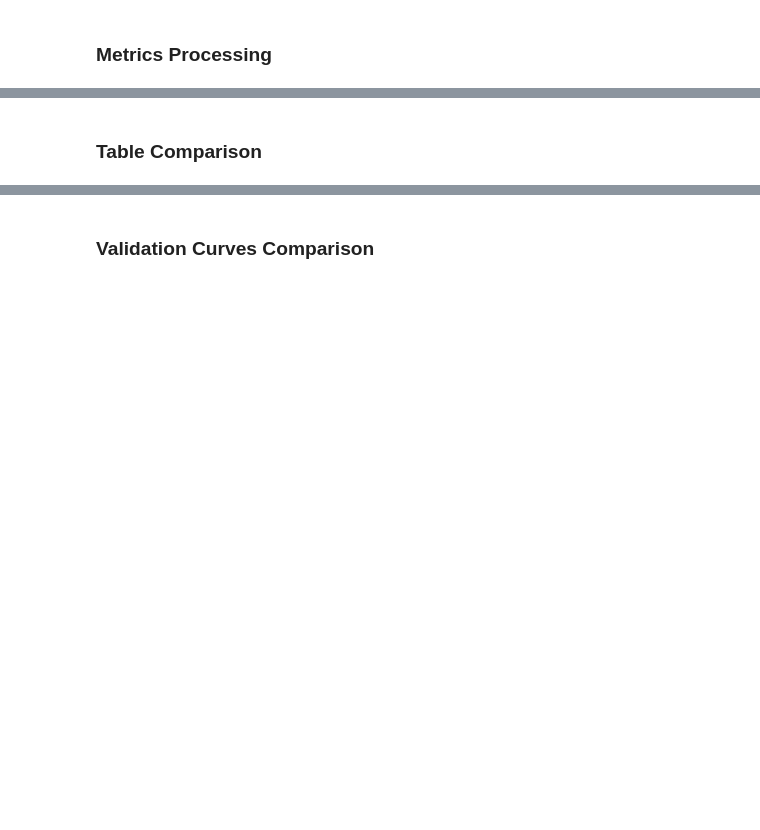
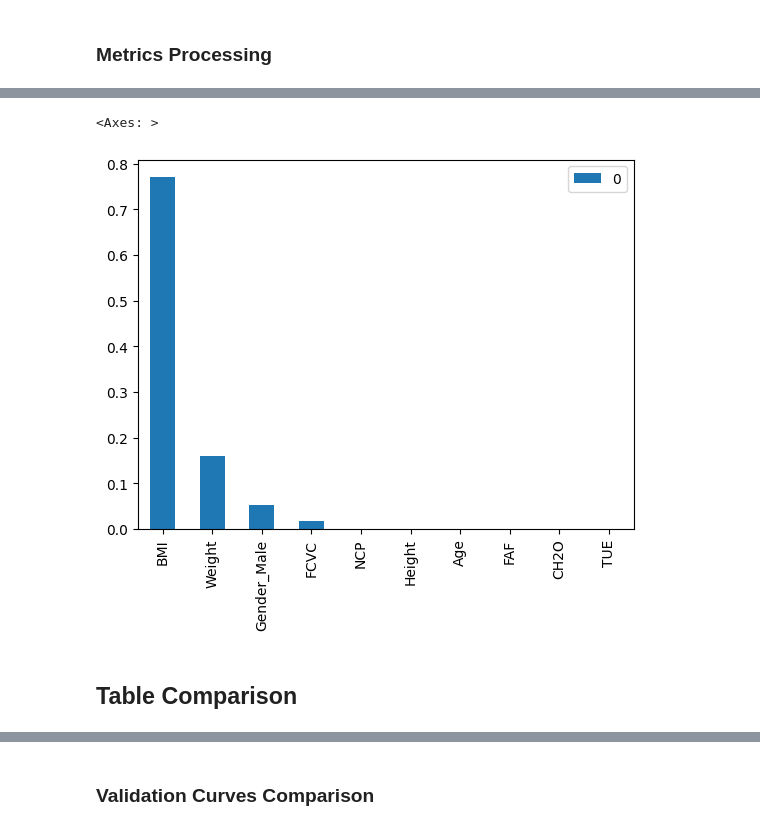
Before and after one commit to rubuy-74/feup-ia, a Jupyter notebook: proj2/main.ipynb, the cells around one changed output, grey strips where cells are left out. Saved outputs shown, nothing was run; the diff lists cells and outputs as text; code cells hidden in the pictures; blank space fills up the shorter version.

```diff
--- a/proj2/main.ipynb
+++ b/proj2/main.ipynb
@@ -461,2 +726,10 @@ Running Neural Network
+# %%
+model = DecisionTreeClassifier(ccp_alpha=0.01)
+predictions = model.fit(x_train_scaled, y_train).predict(x_test_scaled)
+feature_importance = pd.DataFrame(model.feature_importances_, index = x.columns).sort_values(0, ascending=False)
+feature_importance.head(10).plot(kind='bar')
+# %% [output]
+<Axes: >
+[figure, added]
 # %% [markdown]
-### Table Comparison
+## Table Comparison
```
Also changed, not shown: parts of 63 cells of this notebook, 1 other file.
